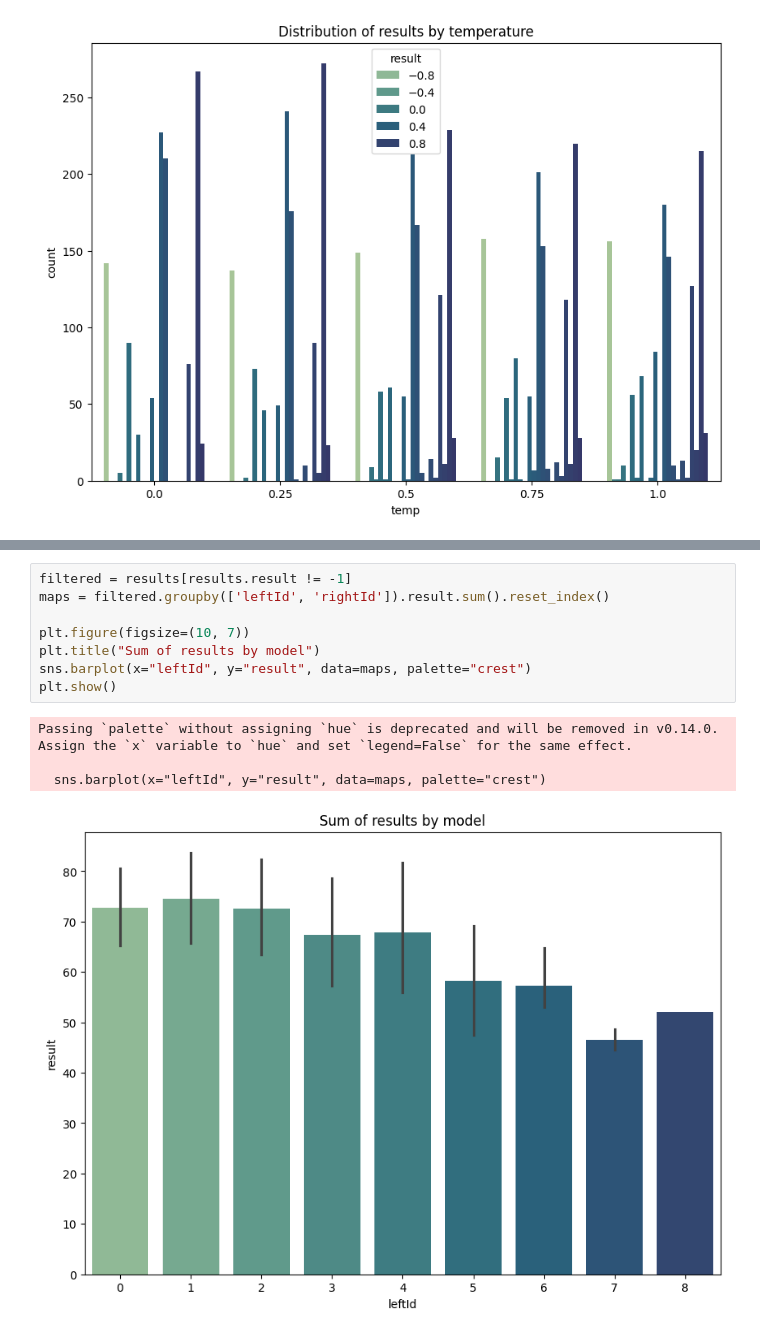
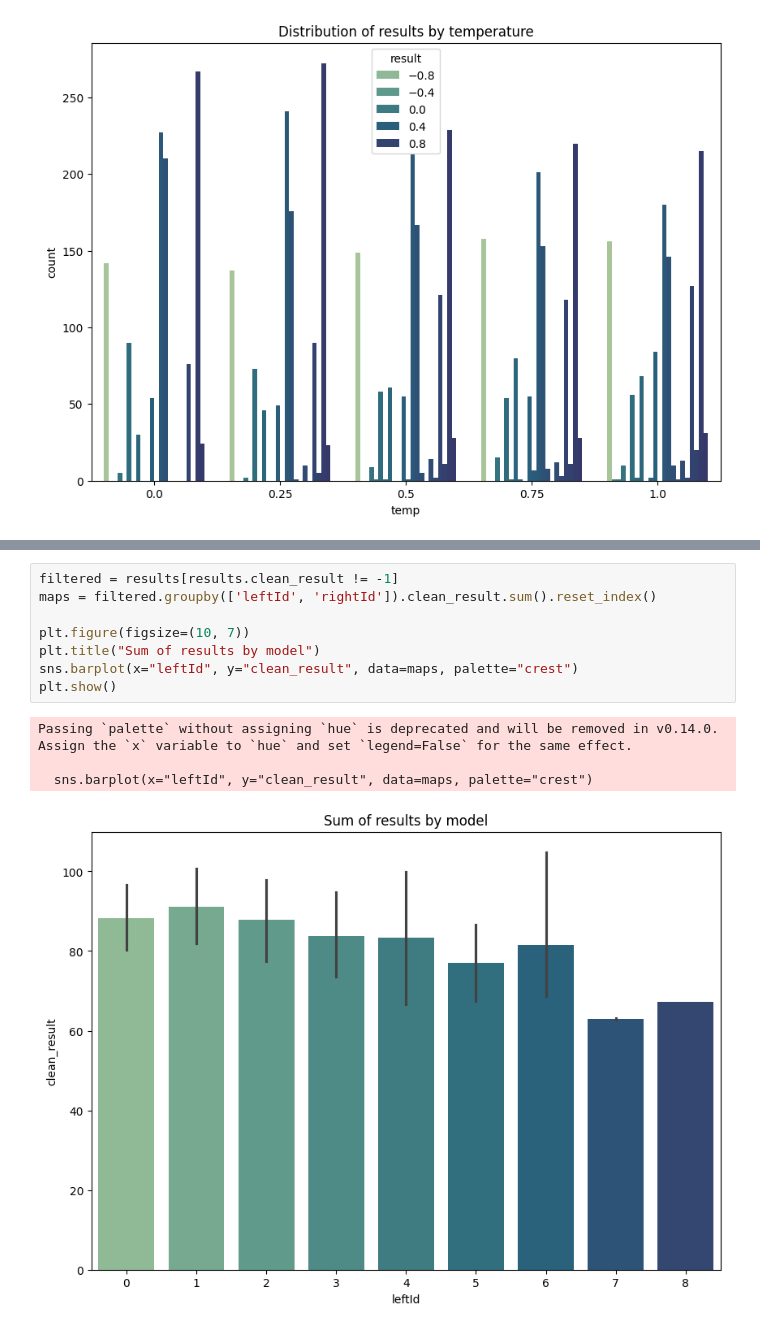
Before and after one commit to thecodizt/RelationRankStabilityTest, a Jupyter notebook: Analysis/EDA.ipynb, the cells around one changed output, grey strips where cells are left out. Cells and saved outputs as stored; diff of their text form.

```diff
--- a/Analysis/EDA.ipynb
+++ b/Analysis/EDA.ipynb
@@ -105,15 +105,15 @@ Passing `palette` without assigning `hue` is deprecated and will be removed in v
 # %%
-filtered = results[results.result != -1]
-maps = filtered.groupby(['leftId', 'rightId']).result.sum().reset_index()
+filtered = results[results.clean_result != -1]
+maps = filtered.groupby(['leftId', 'rightId']).clean_result.sum().reset_index()
 
 plt.figure(figsize=(10, 7))
 plt.title("Sum of results by model")
-sns.barplot(x="leftId", y="result", data=maps, palette="crest")
+sns.barplot(x="leftId", y="clean_result", data=maps, palette="crest")
 plt.show()
 # %% [output]
 Passing `palette` without assigning `hue` is deprecated and will be removed in v0.14.0. Assign the `x` variable to `hue` and set `legend=False` for the same effect.
 
-  sns.barplot(x="leftId", y="result", data=maps, palette="crest")
+  sns.barplot(x="leftId", y="clean_result", data=maps, palette="crest")
-[figure, old version]
+[figure, new version]
 # %%
 # create a heatmap of sum of results for each leftId and rightId pair
```
Also changed, not shown: parts of 11 cells of this notebook, 3 other files.
